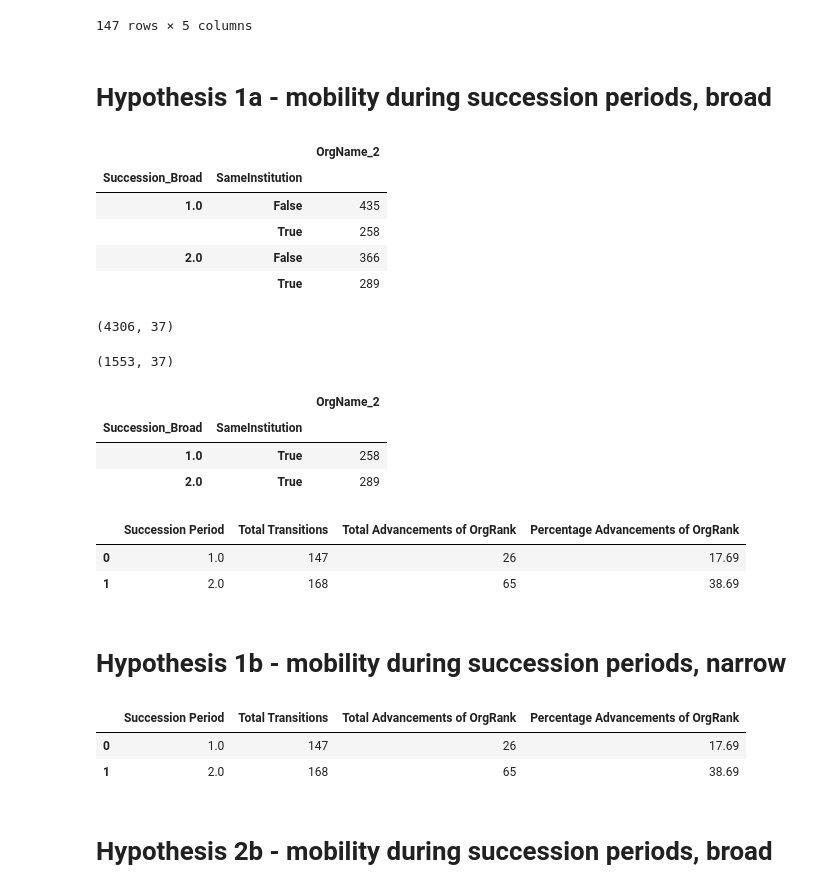
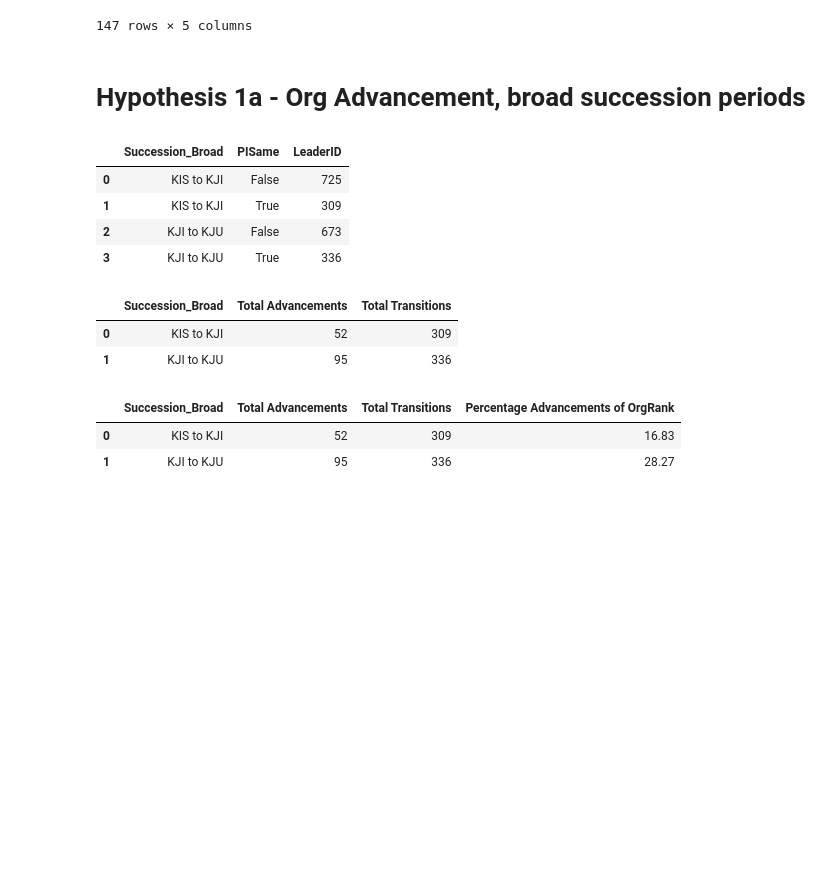
Before and after one commit to seouljake/nkelites, a Jupyter notebook: scripts/3 scripts - anaylsis/2023.10.04 Research Note/stats3_analysis_trans.ipynb, the cells around one changed output. Cells and saved outputs as stored; diff of their text form; code cells hidden in the pictures; blank space fills up the shorter version.

```diff
--- a/scripts/3 scripts - anaylsis/2023.10.04 Research Note/stats3_analysis_trans.ipynb
+++ b/scripts/3 scripts - anaylsis/2023.10.04 Research Note/stats3_analysis_trans.ipynb
@@ -285,0 +321,5 @@ trans2[["Succession_Narrow","OrgName_2"]].groupby("Succession_Narrow").count()
+# %%
+trans["OrgAdvanceYes"] = np.nan
+# %%
+trans.loc[trans["PISame"]==True,"OrgAdvanceYes"] = False
+trans.loc[trans["PISame"]==True & (trans["OrgRank_1"]>trans["OrgRank_2"]),"OrgAdvanceYes"] = True
@@ -285,0 +328,5 @@ trans2[["Succession_Narrow","OrgName_2"]].groupby("Succession_Narrow").count()
+# %%
+trans["PositionAdvanceYes"] = np.nan
+# %%
+trans.loc[trans["OrgSame"]==True,"PositionAdvanceYes"] = False
+trans.loc[trans["OrgSame"]==True & (trans["PositionRank_1"]>trans["PositionRank_2"]),"PositionAdvanceYes"] = True
@@ -414,4 +449,4 @@ stat2
 stat2_filename = "orgrank_within_between.xlsx"
 stat2.to_excel(path_analysis + study0_path + stat2_filename,index=False)
 # %% [markdown]
-# Hypothesis 1a - mobility during succession periods, broad
+# Hypothesis 1a - Org Advancement, broad succession periods
@@ -422,29 +453,10 @@ stat3_label_columns = ["Succession Period","Total Transitions","Total Advancemen
 # %%
-select_columns = ["SameInstitution","Succession_Broad","OrgName_2"]
-group_columns = ["Succession_Broad","SameInstitution"]
-trans2[select_columns].groupby(group_columns).count()
+select_columns = ["PISame","Succession_Broad","LeaderID"]
+group_columns = ["Succession_Broad","PISame"]
+trans[select_columns].groupby(group_columns,as_index=False).count()
 # %% [output]
-|  |  | OrgName_2 |
-| Succession_Broad | SameInstitution |  |
-| 1.0 | False | 435 |
-|  | True | 258 |
-| 2.0 | False | 366 |
-|  | True | 289 |
+|  | Succession_Broad | PISame | LeaderID |
+| 0 | KIS to KJI | False | 725 |
+| 1 | KIS to KJI | True | 309 |
+| 2 | KJI to KJU | False | 673 |
+| 3 | KJI to KJU | True | 336 |
-# %%
-trans2.shape
-# %% [output]
-(4306, 37)
-# %%
-trans3 = trans2[trans2["SameInstitution"]==True]
-trans3.shape
-# %% [output]
-(1553, 37)
-# %%
-select_columns = ["SameInstitution","Succession_Broad","OrgName_2"]
-group_columns = ["Succession_Broad","SameInstitution"]
-trans3[select_columns].groupby(group_columns).count()
-# %% [output]
-|  |  | OrgName_2 |
-| Succession_Broad | SameInstitution |  |
-| 1.0 | True | 258 |
-| 2.0 | True | 289 |
@@ -451,11 +467,7 @@ trans3[select_columns].groupby(group_columns).count()
 # %%
-stat3 = trans3[stat3_columns].groupby(stat3_groupby_columns,as_index=False)["OrgAdvanceYes"].agg({"Total Transitions":"count","Total Advancements of OrgRank":"sum"})
-stat3.columns = stat3_label_columns
-stat3["Percentage Advancements of OrgRank"] = stat3.apply(lambda x: round(x["Total Advancements of OrgRank"] / x["Total Transitions"] * 100,2) if x["Total Transitions"] > 0 else np.nan,axis=1)
+stat3 = trans.loc[trans["PISame"]==True,stat3_columns].groupby(stat3_groupby_columns,as_index=False)["OrgAdvanceYes"].agg({"Total Advancements":"sum","Total Transitions":"count"})
 stat3
 # %% [output]
-|  | Succession Period | Total Transitions | Total Advancements of OrgRank | Percentage Advancements of OrgRank |
-| 0 | 1.0 | 147 | 26 | 17.69 |
-| 1 | 2.0 | 168 | 65 | 38.69 |
+|  | Succession_Broad | Total Advancements | Total Transitions |
+| 0 | KIS to KJI | 52 | 309 |
+| 1 | KJI to KJU | 95 | 336 |
-# %% [markdown]
-# Hypothesis 1b - mobility during succession periods, narrow
@@ -466,11 +474,7 @@ stat3_label_columns = ["Succession Period","Total Transitions","Total Advancemen
-# %%
-stat3 = trans3[stat3_columns].groupby(stat3_groupby_columns,as_index=False)["OrgAdvanceYes"].agg({"Total Transitions":"count","Total Advancements of OrgRank":"sum"})
-stat3.columns = stat3_label_columns
-stat3["Percentage Advancements of OrgRank"] = stat3.apply(lambda x: round(x["Total Advancements of OrgRank"] / x["Total Transitions"] * 100,2) if x["Total Transitions"] > 0 else np.nan,axis=1)
-stat3
-# %% [output]
-|  | Succession Period | Total Transitions | Total Advancements of OrgRank | Percentage Advancements of OrgRank |
-| 0 | 1.0 | 147 | 26 | 17.69 |
-| 1 | 2.0 | 168 | 65 | 38.69 |
-# %% [markdown]
-# Hypothesis 2b - mobility during succession periods, broad
+# %%
+stat3["Percentage Advancements of OrgRank"] = stat3.apply(lambda x: round(x["Total Advancements"] / x["Total Transitions"] * 100,2) if x["Total Transitions"] > 0 else np.nan,axis=1)
+stat3
+# %% [output]
+|  | Succession_Broad | Total Advancements | Total Transitions | Percentage Advancements of OrgRank |
+| 0 | KIS to KJI | 52 | 309 | 16.83 |
+| 1 | KJI to KJU | 95 | 336 | 28.27 |
```
Also changed, not shown: parts of 73 cells of this notebook, 1 other file.
